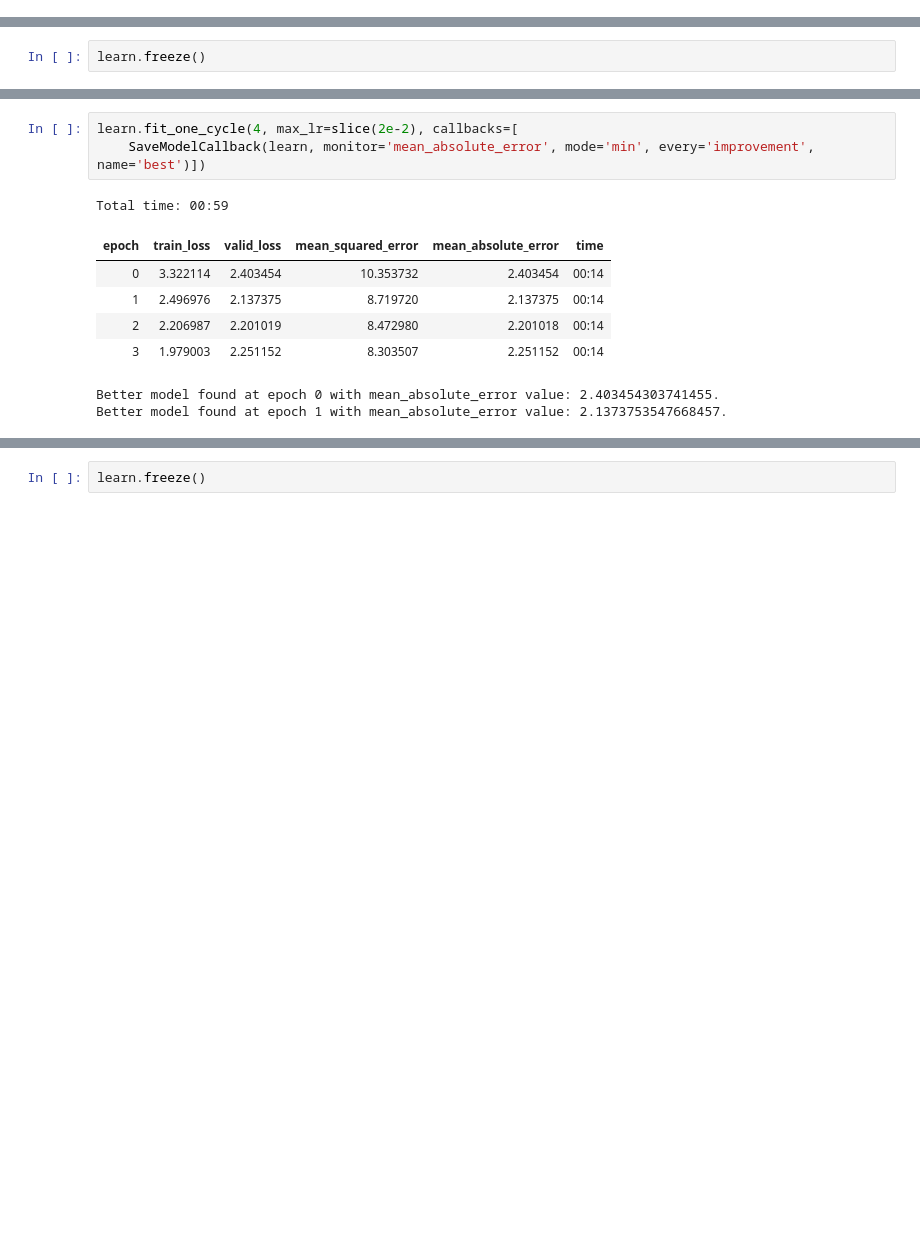
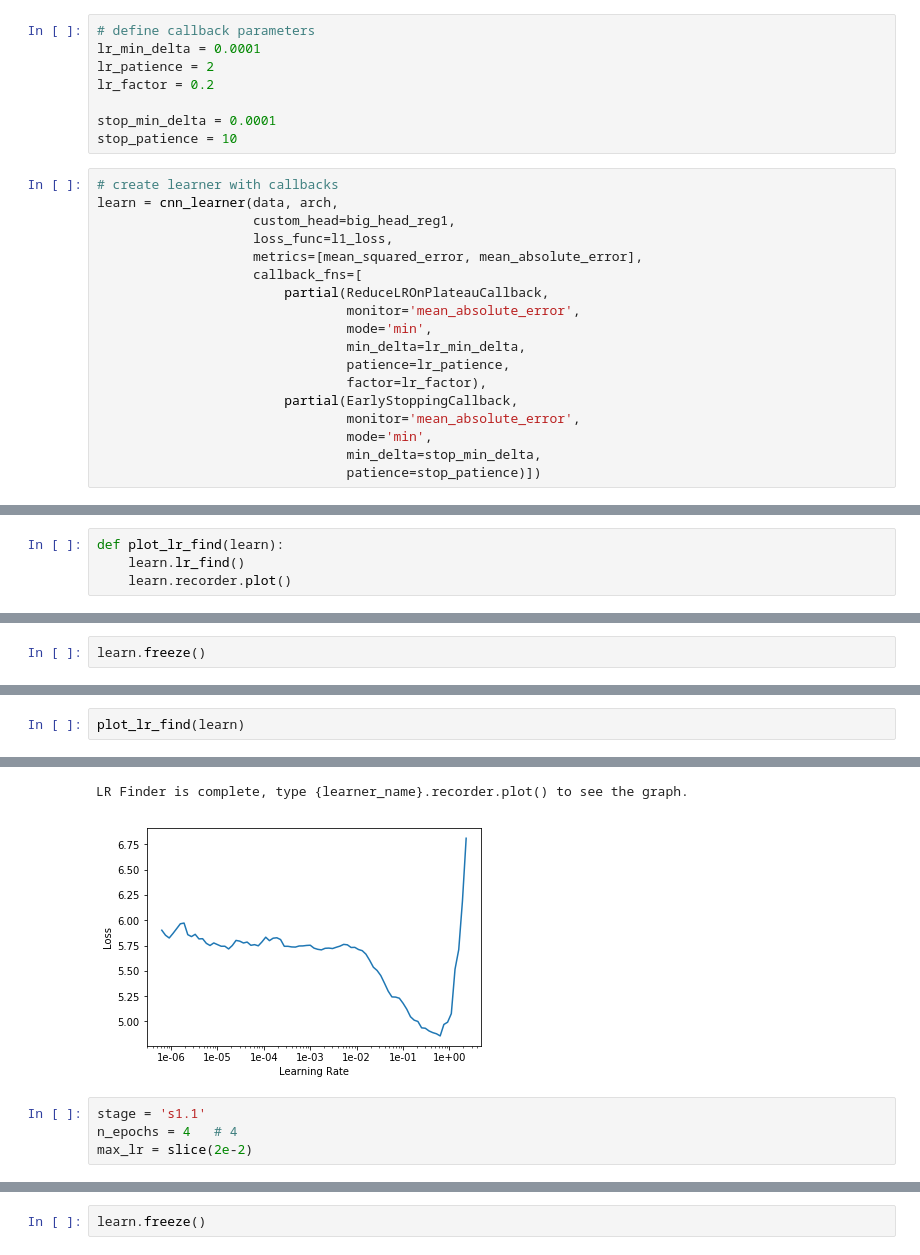
Before and after one commit to danielnbarbosa/kaggle_earthquake, a Jupyter notebook: train_v6.ipynb, the cells around one changed output, grey strips where cells are left out. Drawn from its saved outputs; the diff is of its cells as text; blank space fills up the shorter version.

```diff
--- a/train_v6.ipynb
+++ b/train_v6.ipynb
@@ -219,3 +208,29 @@ learn = cnn_learner(data, arch,
+# %%
+# define callback parameters
+lr_min_delta = 0.0001
+lr_patience = 2
+lr_factor = 0.2
+
+stop_min_delta = 0.0001
+stop_patience = 10
+# %%
+# create learner with callbacks
+learn = cnn_learner(data, arch,
+                    custom_head=big_head_reg1,
+                    loss_func=l1_loss,
+                    metrics=[mean_squared_error, mean_absolute_error],
+                    callback_fns=[
+                        partial(ReduceLROnPlateauCallback,
+                                monitor='mean_absolute_error',
+                                mode='min',
+                                min_delta=lr_min_delta,
+                                patience=lr_patience,
+                                factor=lr_factor),
+                        partial(EarlyStoppingCallback,
+                                monitor='mean_absolute_error',
+                                mode='min',
+                                min_delta=stop_min_delta,
+                                patience=stop_patience)])
 # %%
 print(learn.summary())
 # %% [output]
@@ -240,0 +258,4 @@ Total non-trainable params: 23,454,912
+# %%
+def plot_lr_find(learn):
+    learn.lr_find()
+    learn.recorder.plot()
@@ -252,12 +276,3 @@ LR Finder is complete, type {learner_name}.recorder.plot() to see the graph.
-# %%
-learn.fit_one_cycle(4, max_lr=slice(2e-2), callbacks=[
-    SaveModelCallback(learn, monitor='mean_absolute_error', mode='min', every='improvement', name='best')])
-# %% [output]
-Total time: 00:59
-| epoch | train_loss | valid_loss | mean_squared_error | mean_absolute_error | time |
-| 0 | 3.322114 | 2.403454 | 10.353732 | 2.403454 | 00:14 |
-| 1 | 2.496976 | 2.137375 | 8.719720 | 2.137375 | 00:14 |
-| 2 | 2.206987 | 2.201019 | 8.472980 | 2.201018 | 00:14 |
-| 3 | 1.979003 | 2.251152 | 8.303507 | 2.251152 | 00:14 |
-Better model found at epoch 0 with mean_absolute_error value: 2.403454303741455.
-Better model found at epoch 1 with mean_absolute_error value: 2.1373753547668457.
+# %%
+plot_lr_find(learn)
+# %% [output]
@@ -263,0 +280,6 @@ Better model found at epoch 1 with mean_absolute_error value: 2.1373753547668457
+LR Finder is complete, type {learner_name}.recorder.plot() to see the graph.
+[figure, added]
+# %%
+stage = 's1.1'
+n_epochs = 4   # 4
+max_lr = slice(2e-2)
```
Also changed, not shown: parts of 39 cells of this notebook, 2 other files.
